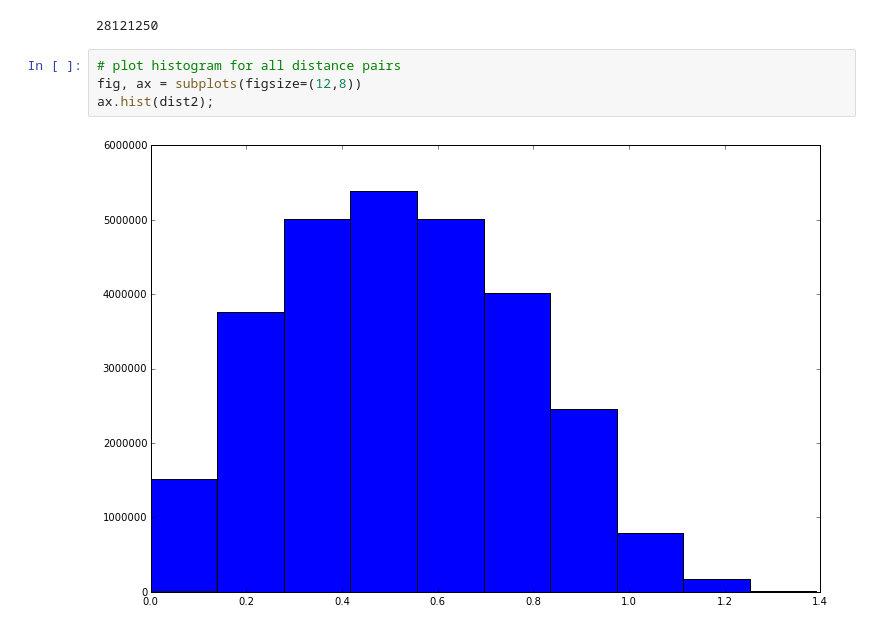
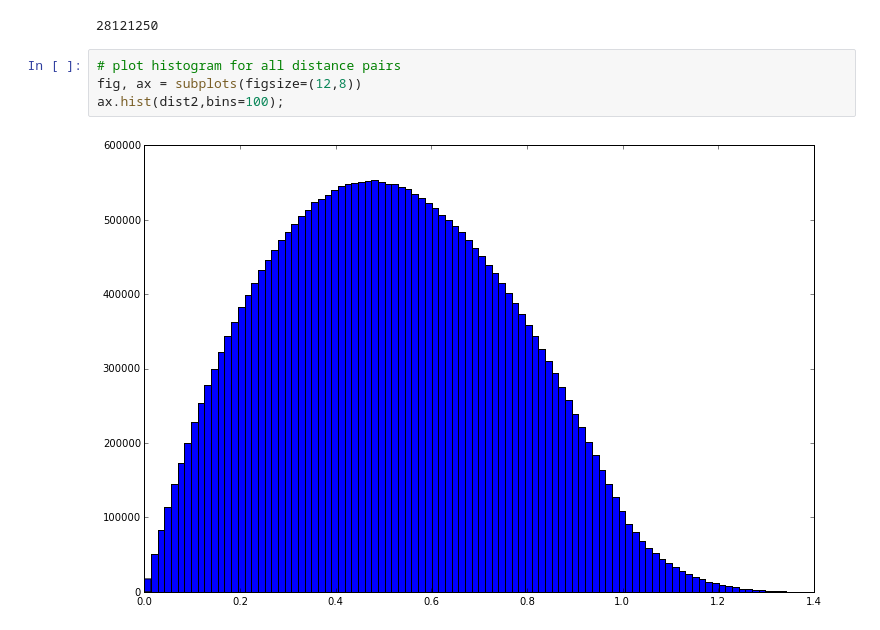
Before and after one commit to bunny-basher/astr497a, a Jupyter notebook: homework/hw1/MarcusBowyer.ipynb, the cells around one changed output. Saved outputs shown, nothing was run; the diff lists cells and outputs as text.

```diff
--- a/homework/hw1/MarcusBowyer.ipynb
+++ b/homework/hw1/MarcusBowyer.ipynb
@@ -129,6 +130,6 @@ size(dist2)
 # %%
 # plot histogram for all distance pairs
 fig, ax = subplots(figsize=(12,8))
-ax.hist(dist2);
+ax.hist(dist2,bins=100);
 # %% [output]
-[figure, old version]
+[figure, new version]
```
Also changed, not shown: parts of 3 cells of this notebook.
